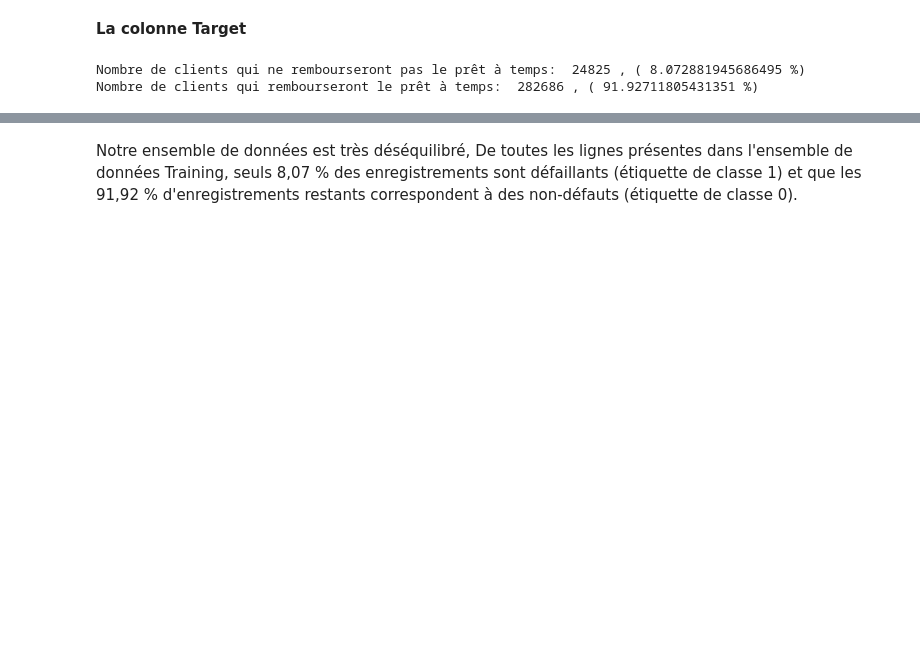
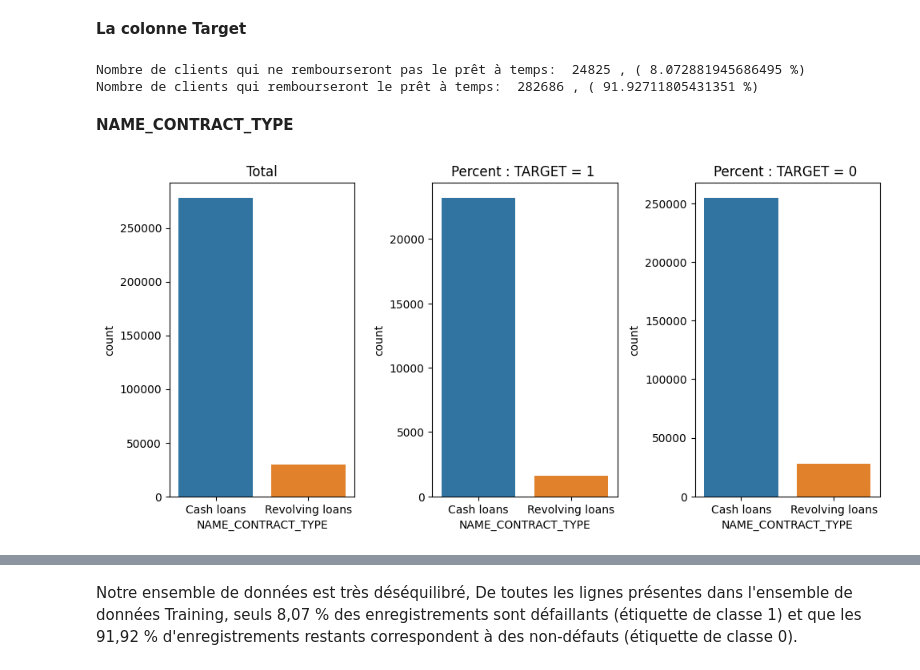
Before and after one commit to DaiTensa/projetscoring, a Jupyter notebook: notebook/01_EDA.ipynb, the cells around one changed output, grey strips where cells are left out. Saved outputs shown, nothing was run; the diff lists cells and outputs as text; code cells hidden in the pictures; blank space fills up the shorter version.

```diff
--- a/notebook/01_EDA.ipynb
+++ b/notebook/01_EDA.ipynb
@@ -657,3 +588,11 @@ print("Nombre de clients qui rembourseront le prêt à temps: ", y_value_counts[
 # %% [output]
 Nombre de clients qui ne rembourseront pas le prêt à temps:  24825 , ( 8.072881945686495 %)
 Nombre de clients qui rembourseront le prêt à temps:  282686 , ( 91.92711805431351 %)
+# %% [markdown]
+**NAME_CONTRACT_TYPE**
+# %%
+df = application_train
+temp_col = "NAME_CONTRACT_TYPE"
+count_plot_for_object(df, temp_col, target = "TARGET", label_rotation=False)
+# %% [output]
+[figure, added]
```
Also changed, not shown: parts of 61 cells of this notebook, 3 other files.
